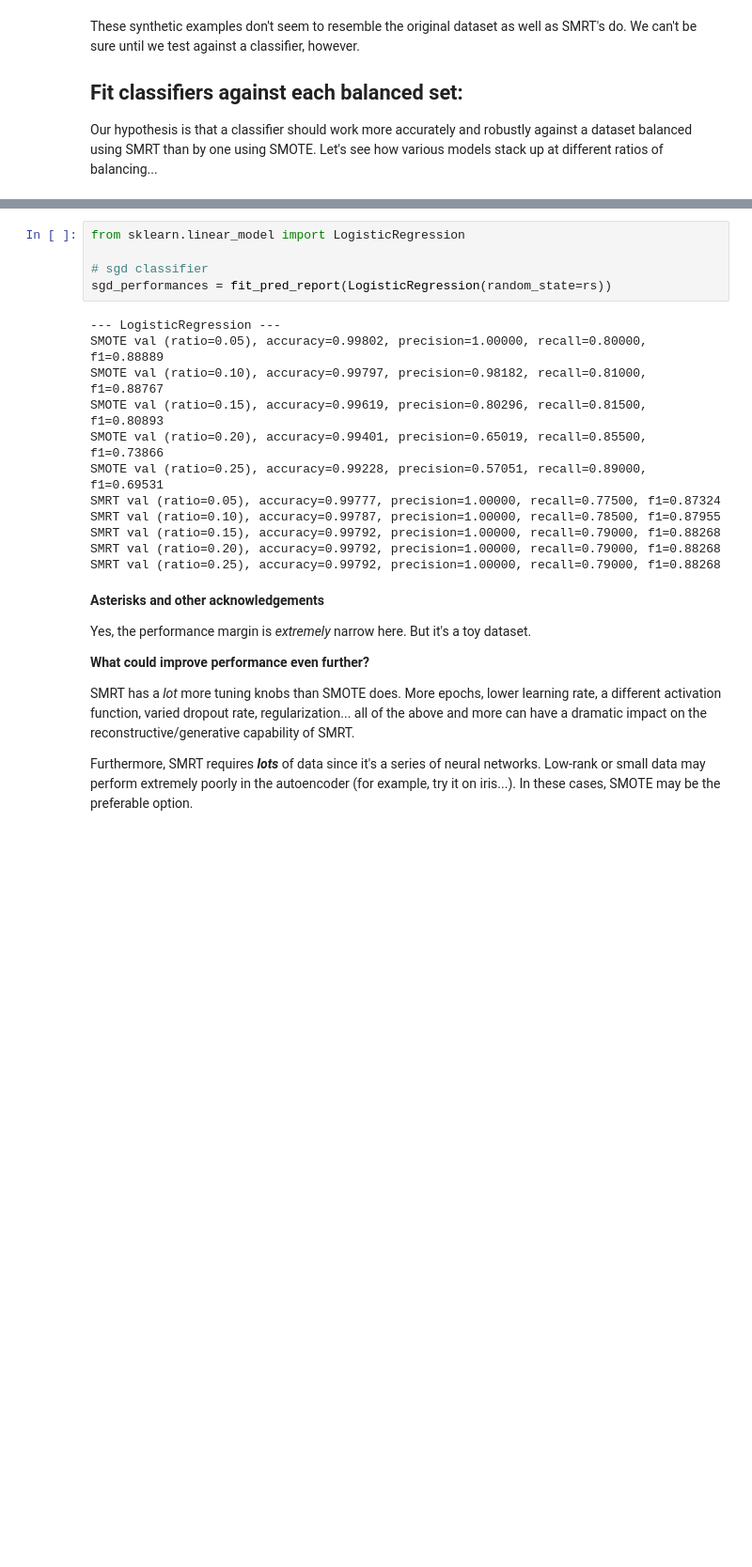
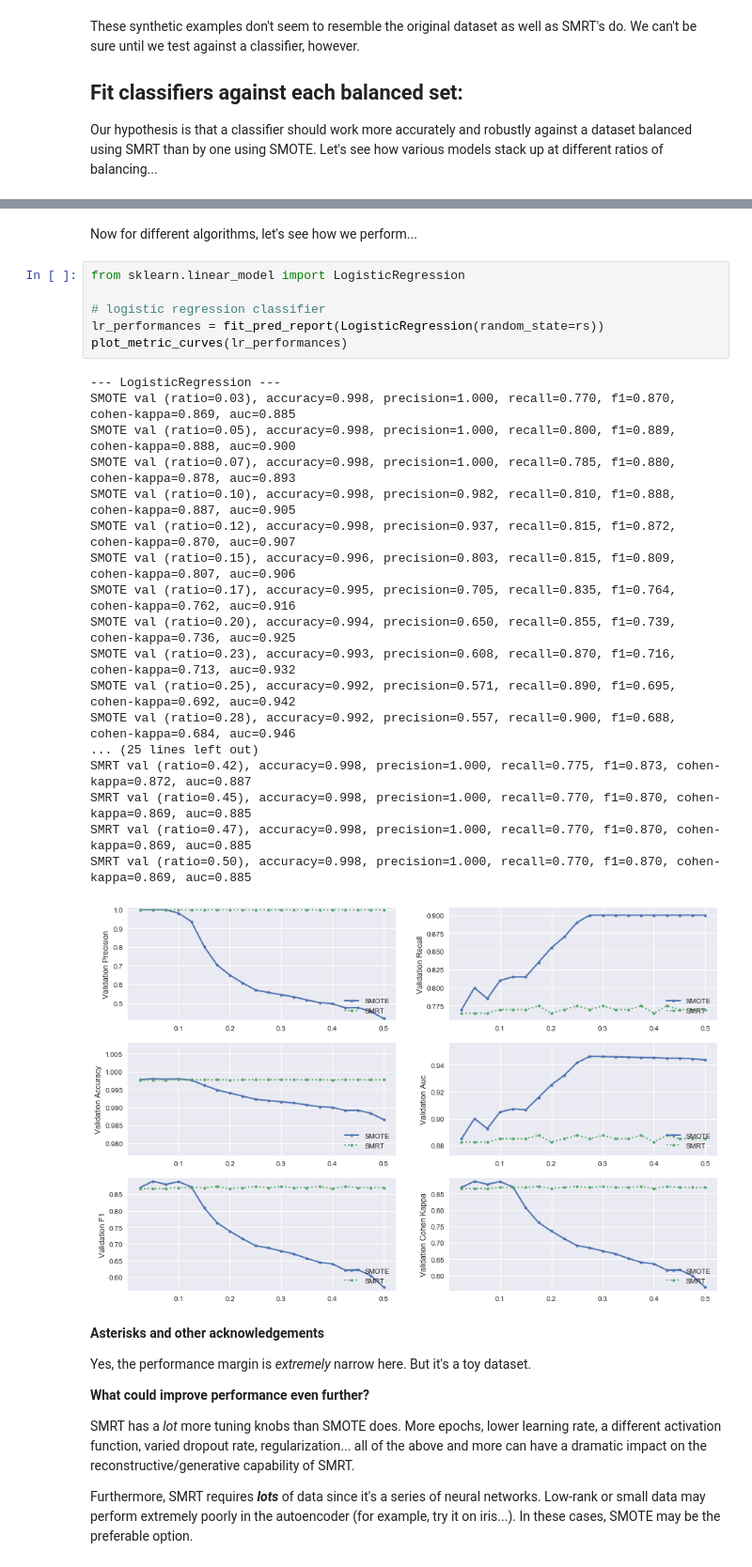
Before and after one commit to tgsmith61591/smrt, a Jupyter notebook: examples/MNIST example.ipynb, the cells around one changed output, grey strips where cells are left out. Shown at 94% size. Saved outputs shown, nothing was run; the diff lists cells and outputs as text; blank space fills up the shorter version.

```diff
--- a/examples/MNIST example.ipynb
+++ b/examples/MNIST example.ipynb
@@ -439,20 +523,30 @@ def fit_pred_report(clf, ratios=(0.05, 0.1, 0.15, 0.2, 0.25)):
+# %% [markdown]
+Now for different algorithms, let's see how we perform...
 # %%
 from sklearn.linear_model import LogisticRegression
 
-# sgd classifier
-sgd_performances = fit_pred_report(LogisticRegression(random_state=rs))
+# logistic regression classifier
+lr_performances = fit_pred_report(LogisticRegression(random_state=rs))
+plot_metric_curves(lr_performances)
 # %% [output]
 --- LogisticRegression ---
-SMOTE val (ratio=0.05), accuracy=0.99802, precision=1.00000, recall=0.80000, f1=0.88889
-SMOTE val (ratio=0.10), accuracy=0.99797, precision=0.98182, recall=0.81000, f1=0.88767
-SMOTE val (ratio=0.15), accuracy=0.99619, precision=0.80296, recall=0.81500, f1=0.80893
-SMOTE val (ratio=0.20), accuracy=0.99401, precision=0.65019, recall=0.85500, f1=0.73866
-SMOTE val (ratio=0.25), accuracy=0.99228, precision=0.57051, recall=0.89000, f1=0.69531
-SMRT val (ratio=0.05), accuracy=0.99777, precision=1.00000, recall=0.77500, f1=0.87324
-SMRT val (ratio=0.10), accuracy=0.99787, precision=1.00000, recall=0.78500, f1=0.87955
-SMRT val (ratio=0.15), accuracy=0.99792, precision=1.00000, recall=0.79000, f1=0.88268
-SMRT val (ratio=0.20), accuracy=0.99792, precision=1.00000, recall=0.79000, f1=0.88268
-SMRT val (ratio=0.25), accuracy=0.99792, precision=1.00000, recall=0.79000, f1=0.88268
+SMOTE val (ratio=0.03), accuracy=0.998, precision=1.000, recall=0.770, f1=0.870, cohen-kappa=0.869, auc=0.885
+SMOTE val (ratio=0.05), accuracy=0.998, precision=1.000, recall=0.800, f1=0.889, cohen-kappa=0.888, auc=0.900
+SMOTE val (ratio=0.07), accuracy=0.998, precision=1.000, recall=0.785, f1=0.880, cohen-kappa=0.878, auc=0.893
+SMOTE val (ratio=0.10), accuracy=0.998, precision=0.982, recall=0.810, f1=0.888, cohen-kappa=0.887, auc=0.905
+SMOTE val (ratio=0.12), accuracy=0.998, precision=0.937, recall=0.815, f1=0.872, cohen-kappa=0.870, auc=0.907
+SMOTE val (ratio=0.15), accuracy=0.996, precision=0.803, recall=0.815, f1=0.809, cohen-kappa=0.807, auc=0.906
+SMOTE val (ratio=0.17), accuracy=0.995, precision=0.705, recall=0.835, f1=0.764, cohen-kappa=0.762, auc=0.916
+SMOTE val (ratio=0.20), accuracy=0.994, precision=0.650, recall=0.855, f1=0.739, cohen-kappa=0.736, auc=0.925
+SMOTE val (ratio=0.23), accuracy=0.993, precision=0.608, recall=0.870, f1=0.716, cohen-kappa=0.713, auc=0.932
+SMOTE val (ratio=0.25), accuracy=0.992, precision=0.571, recall=0.890, f1=0.695, cohen-kappa=0.692, auc=0.942
+SMOTE val (ratio=0.28), accuracy=0.992, precision=0.557, recall=0.900, f1=0.688, cohen-kappa=0.684, auc=0.946
+... (25 lines left out)
+SMRT val (ratio=0.42), accuracy=0.998, precision=1.000, recall=0.775, f1=0.873, cohen-kappa=0.872, auc=0.887
+SMRT val (ratio=0.45), accuracy=0.998, precision=1.000, recall=0.770, f1=0.870, cohen-kappa=0.869, auc=0.885
+SMRT val (ratio=0.47), accuracy=0.998, precision=1.000, recall=0.770, f1=0.870, cohen-kappa=0.869, auc=0.885
+SMRT val (ratio=0.50), accuracy=0.998, precision=1.000, recall=0.770, f1=0.870, cohen-kappa=0.869, auc=0.885
+[figure, added]
 # %% [markdown]
 __Asterisks and other acknowledgements__
 
```
Also changed, not shown: parts of 12 cells of this notebook, 10 other files.
